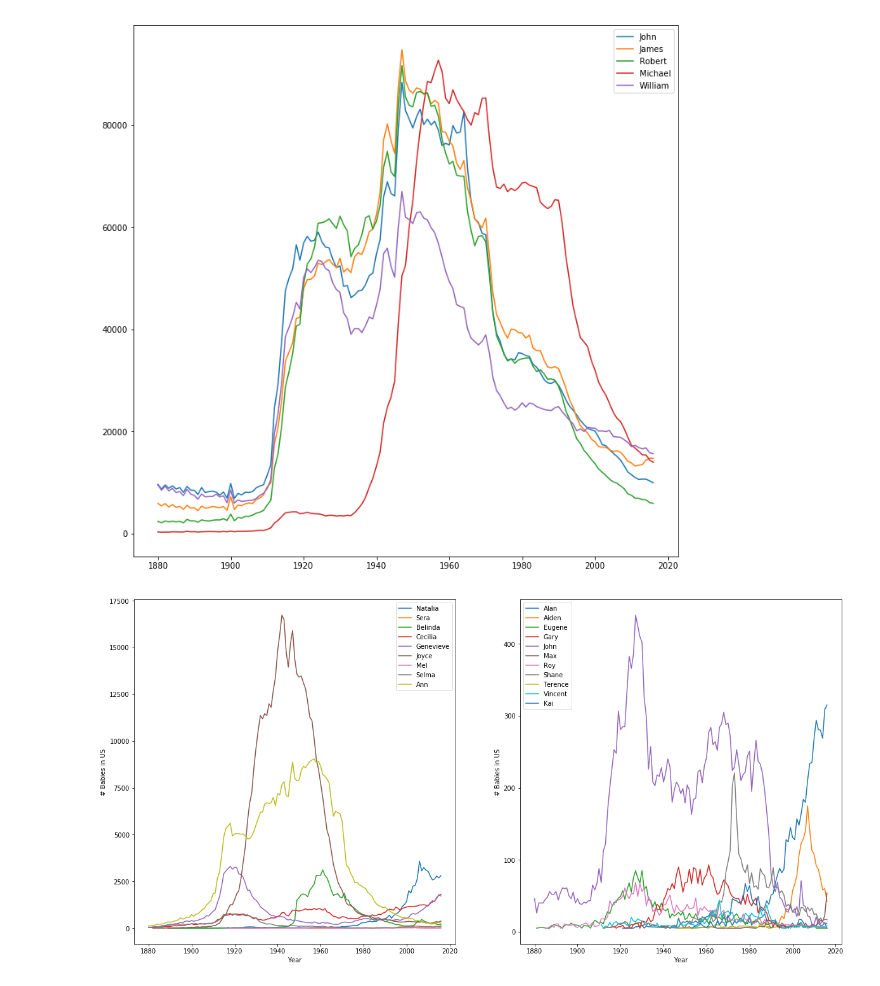
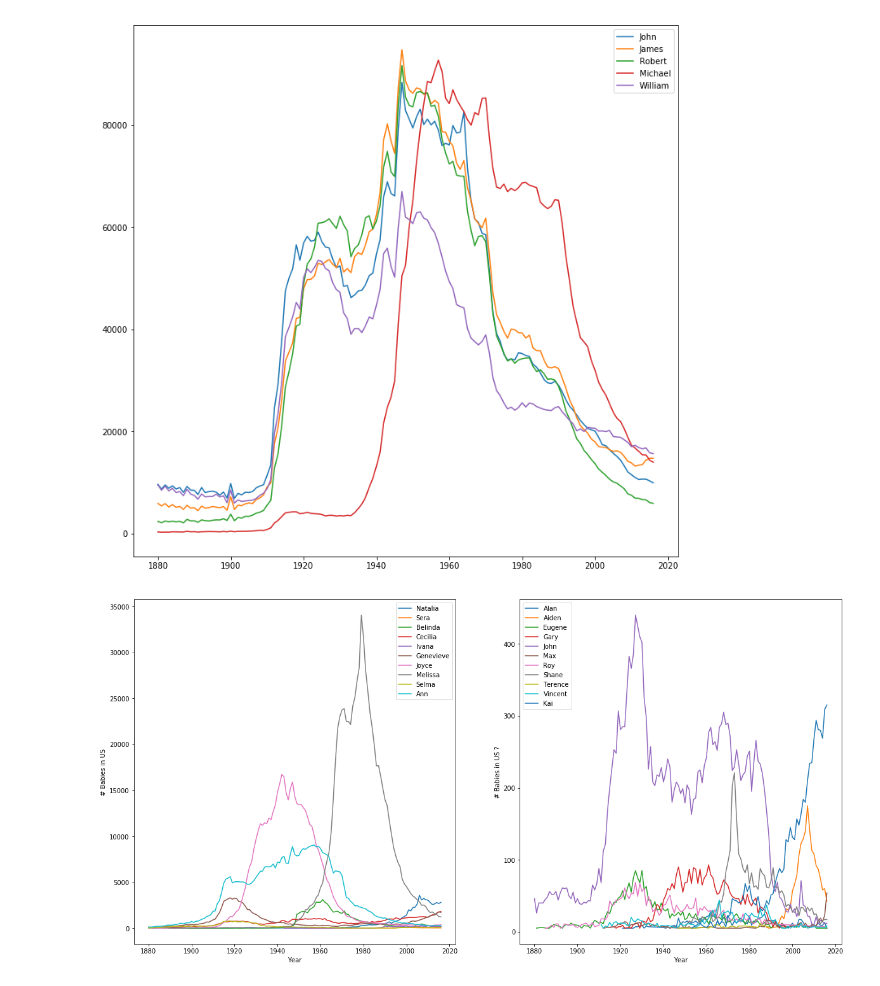
Before and after one commit to WillHTam/data_exercises, a Jupyter notebook: Name Analysis with Pivot Tables.ipynb, the cells around one changed output. Saved outputs shown, nothing was run; the diff lists cells and outputs as text; code cells hidden in the pictures.

Commit message:
update names

```diff
--- a/Name Analysis with Pivot Tables.ipynb
+++ b/Name Analysis with Pivot Tables.ipynb
@@ -218,25 +218,25 @@ plt.legend(common_names)
 # %%
 fig = plt.figure(figsize=(20,10))
 ax1 = fig.add_subplot(1,2,1)
 ax2 = fig.add_subplot(1,2,2)
 
-f_names = [ 'Natalia', 'Sera', 'Belinda', 'Cecilia', 'Genevieve', 'Joyce', 'Mel', 'Selma', 'Ann' ]
+f_names = [ 'Natalia', 'Sera', 'Belinda', 'Cecilia', 'Ivana', 'Genevieve', 'Joyce', 'Melissa', 'Selma', 'Ann' ]
 m_names = [ 'Alan', 'Aiden', 'Eugene', 'Gary', 'John', 'Max', 'Roy', 'Shane', 'Terence', 'Vincent', 'Kai' ]
 
 for n in f_names:
     data = all_names_index.loc['F', n]
     ax1.plot(data)
     ax1.set_xlabel('Year')
     ax1.set_ylabel('# Babies in US')
     ax1.legend(f_names)
 
 for n in m_names:
     data = all_names_index.loc['F', n]
     ax2.plot(data)
     ax2.set_xlabel('Year')
     ax2.set_ylabel('# Babies in US ?')
     ax2.legend(m_names)
 
 plt.show()
 # %% [output]
-[figure, old version]
+[figure, new version]
```
